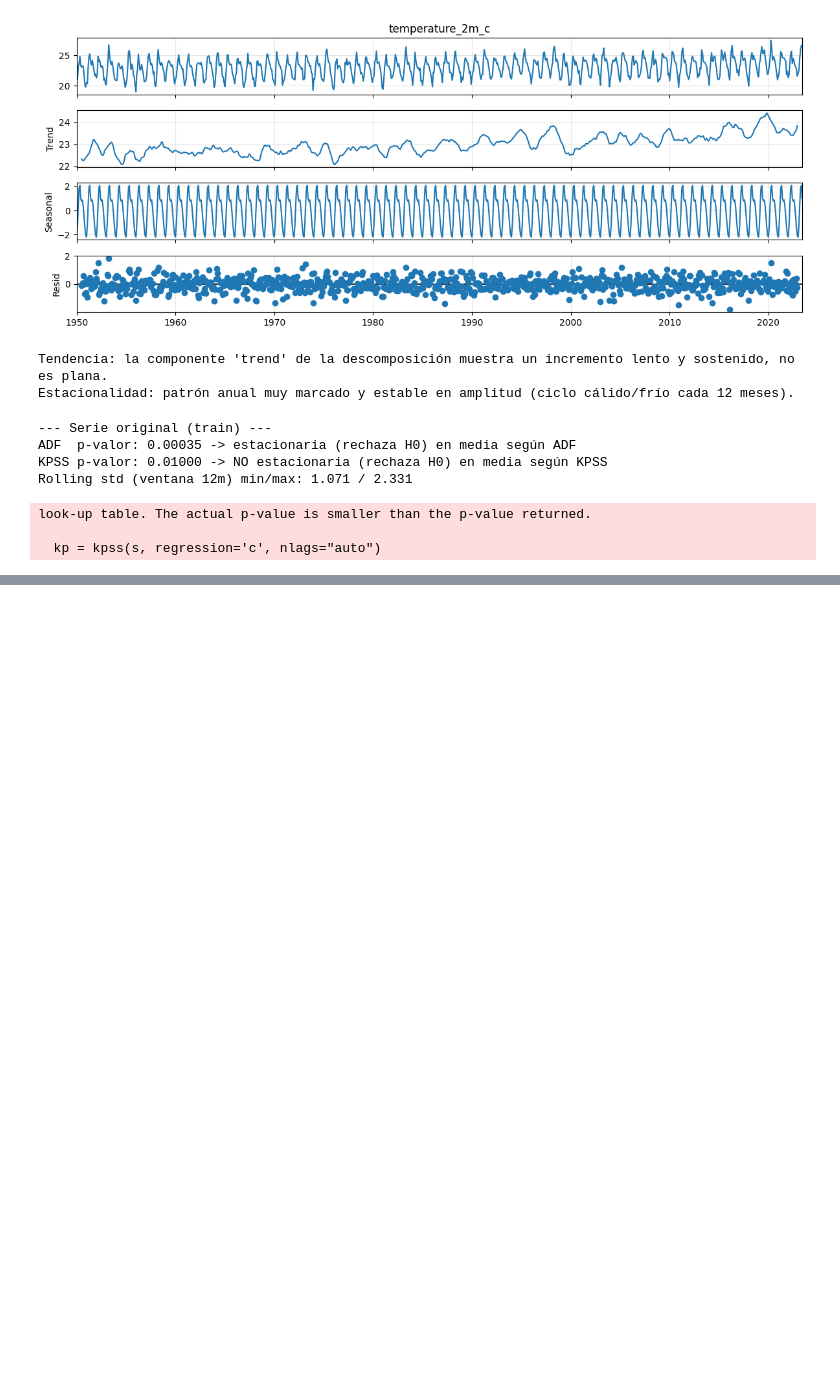
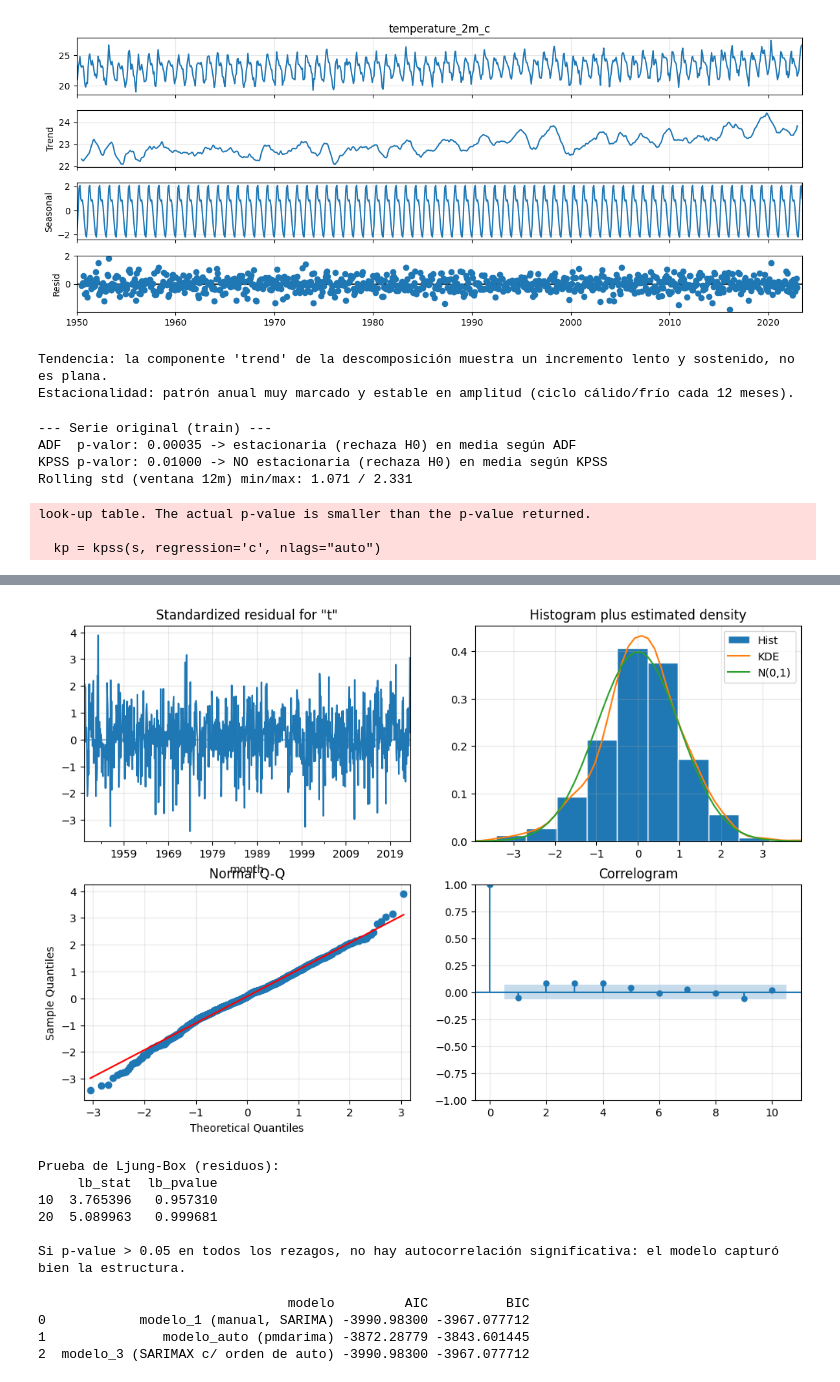
Before and after one commit to nadissa1508/Data_Science_labs, a Jupyter notebook: Ejercicio series de tiempo/series_de_tiempo.ipynb, the cells around one changed output, grey strips where cells are left out. Cells and saved outputs as stored; diff of their text form; code cells hidden in the pictures; blank space fills up the shorter version.

```diff
--- a/Ejercicio series de tiempo/series_de_tiempo.ipynb
+++ b/Ejercicio series de tiempo/series_de_tiempo.ipynb
@@ -133,0 +186,18 @@ ADF rechaza H0 (sugiere estacionariedad en media) pero KPSS también rechaza su
+# %%
+# Modelo 1: ARIMA construido "a pie", pero ahora SÍ incluyendo el componente estacional
+# que se identificó en el ACF/PACF (picos en 12, 24, 36). Antes se omitía por completo,
+# lo cual generaba pronósticos casi planos que ignoraban el ciclo anual.
+p, d, q = 1, 1, 1
+P, D, Q, s = 1, 0, 1, 12
+modelo_1 = SARIMAX(train_log, order=(p, d, q), seasonal_order=(P, D, Q, s), trend=None).fit(disp=False)
+print(modelo_1.summary().tables[0])
+
+# Modelo 2: Auto ARIMA (busca automáticamente el menor AIC, incluyendo componente estacional)
+modelo_auto = auto_arima(train_log, seasonal=True, m=12, trace=True, suppress_warnings=True, stepwise=True)
+print("\nEl AutoARIMA eligió:", modelo_auto.order, modelo_auto.seasonal_order)
+
+# Modelo 3: SARIMA construido con statsmodels usando los parámetros de auto_arima
+order_auto = modelo_auto.order
+seasonal_auto = modelo_auto.seasonal_order
+modelo_3 = SARIMAX(train_log, order=order_auto, seasonal_order=seasonal_auto).fit(disp=False)
+print("\nAIC modelo_1 (manual):", modelo_1.aic, " | AIC modelo_3 (auto):", modelo_3.aic)
@@ -133,0 +224,7 @@ ADF rechaza H0 (sugiere estacionariedad en media) pero KPSS también rechaza su
+# %%
+# Elegimos el modelo con menor AIC entre el manual y el basado en auto_arima
+mejor_modelo = modelo_3 if modelo_3.aic < modelo_1.aic else modelo_1
+print("Mejor modelo según AIC:", "modelo_3 (SARIMA auto)" if mejor_modelo is modelo_3 else "modelo_1 (manual)")
+
+# a) Contrastes sobre los coeficientes (significancia, ver p-values > 0.05 serían no significativos)
+print(mejor_modelo.summary())
@@ -133,0 +249,31 @@ ADF rechaza H0 (sugiere estacionariedad en media) pero KPSS también rechaza su
+# %%
+# b) Diagnóstico de residuos (deben comportarse como ruido blanco)
+mejor_modelo.plot_diagnostics(figsize=(12, 8))
+plt.show()
+
+residuos = mejor_modelo.resid
+ljung_box = acorr_ljungbox(residuos, lags=[10, 20], return_df=True)
+print("\nPrueba de Ljung-Box (residuos):")
+print(ljung_box)
+print("\nSi p-value > 0.05 en todos los rezagos, no hay autocorrelación significativa: el modelo capturó bien la estructura.")
+# %% [output]
+[figure, added]
+Prueba de Ljung-Box (residuos):
+     lb_stat  lb_pvalue
+10  3.765396   0.957310
+20  5.089963   0.999681
+
+Si p-value > 0.05 en todos los rezagos, no hay autocorrelación significativa: el modelo capturó bien la estructura.
+# %%
+# c) Comparación de métricas AIC/BIC entre los 3 modelos entrenados
+comparacion = pd.DataFrame({
+    'modelo': ['modelo_1 (manual, SARIMA)', 'modelo_auto (pmdarima)', 'modelo_3 (SARIMAX c/ orden de auto)'],
+    'AIC': [modelo_1.aic, modelo_auto.aic(), modelo_3.aic],
+    'BIC': [modelo_1.bic, modelo_auto.bic(), modelo_3.bic],
+})
+print(comparacion)
+# %% [output]
+                                modelo         AIC          BIC
+0            modelo_1 (manual, SARIMA) -3990.98300 -3967.077712
+1               modelo_auto (pmdarima) -3872.28779 -3843.601445
+2  modelo_3 (SARIMAX c/ orden de auto) -3990.98300 -3967.077712
```
Also changed, not shown: parts of 12 cells of this notebook.
